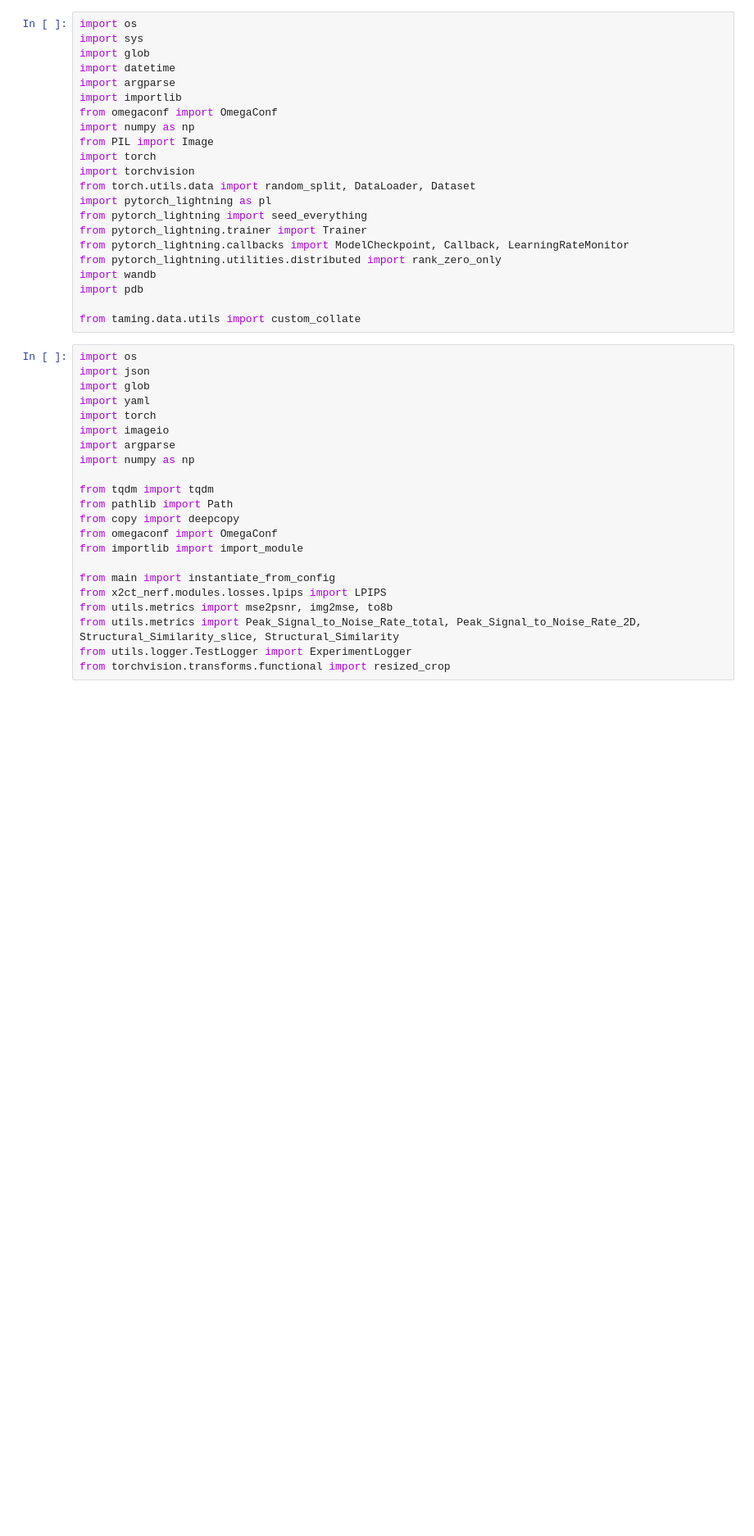
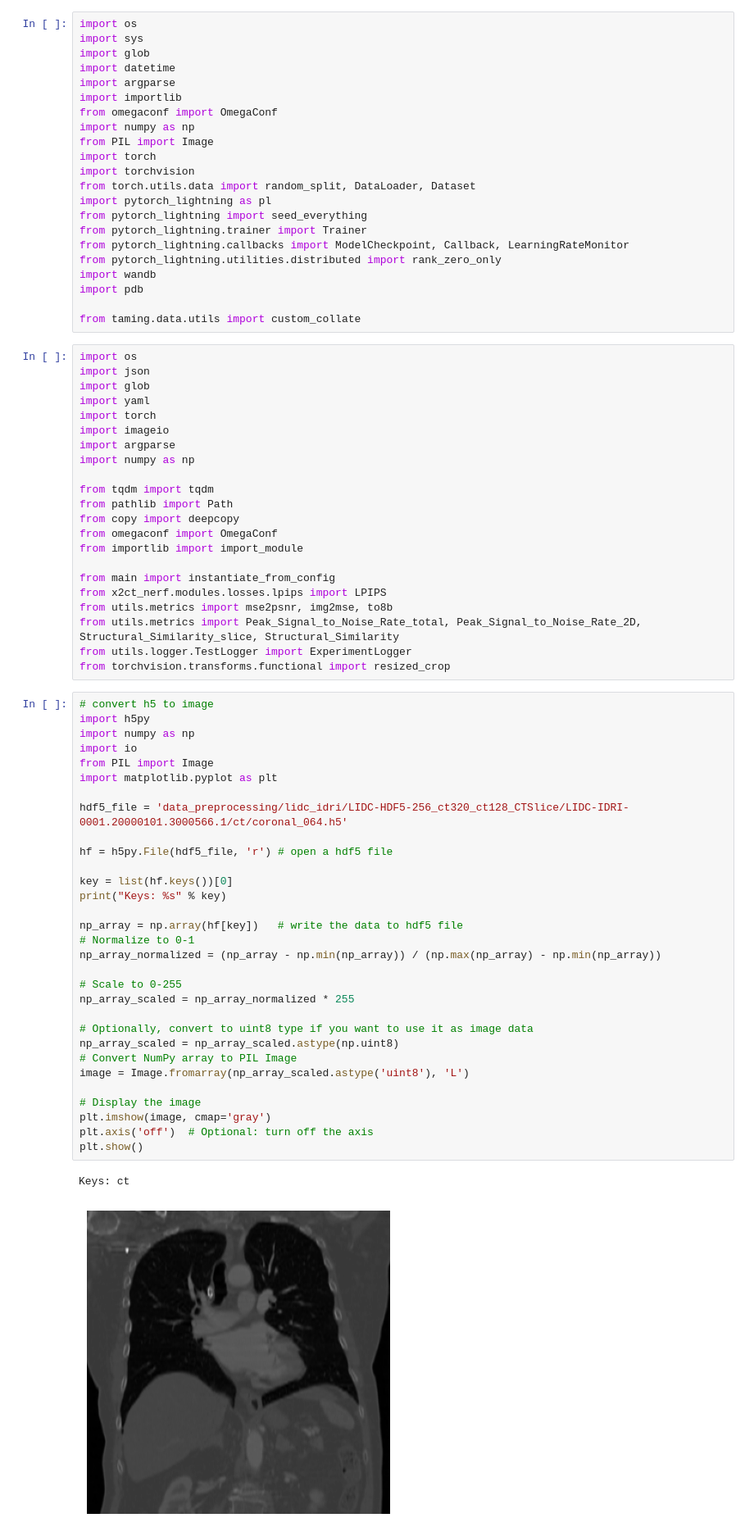
Before and after one commit to yiluzhou1/PerX2CT, a Jupyter notebook: test_1.ipynb, the cells around one changed output. Shown at 82% size. Drawn from its saved outputs; the diff is of its cells as text; blank space fills up the shorter version.

```diff
--- a/test_1.ipynb
+++ b/test_1.ipynb
@@ -63,3 +63,37 @@ from utils.metrics import mse2psnr, img2mse, to8b
 from utils.metrics import Peak_Signal_to_Noise_Rate_total, Peak_Signal_to_Noise_Rate_2D, Structural_Similarity_slice, Structural_Similarity
 from utils.logger.TestLogger import ExperimentLogger
 from torchvision.transforms.functional import resized_crop
+# %%
+# convert h5 to image
+import h5py
+import numpy as np
+import io
+from PIL import Image
+import matplotlib.pyplot as plt
+
+hdf5_file = 'data_preprocessing/lidc_idri/LIDC-HDF5-256_ct320_ct128_CTSlice/LIDC-IDRI-0001.20000101.3000566.1/ct/coronal_064.h5'
+
+hf = h5py.File(hdf5_file, 'r') # open a hdf5 file
+
+key = list(hf.keys())[0]
+print("Keys: %s" % key)
+
+np_array = np.array(hf[key])   # write the data to hdf5 file
+# Normalize to 0-1
+np_array_normalized = (np_array - np.min(np_array)) / (np.max(np_array) - np.min(np_array))
+
+# Scale to 0-255
+np_array_scaled = np_array_normalized * 255
+
+# Optionally, convert to uint8 type if you want to use it as image data
+np_array_scaled = np_array_scaled.astype(np.uint8)
+# Convert NumPy array to PIL Image
+image = Image.fromarray(np_array_scaled.astype('uint8'), 'L')
+
+# Display the image
+plt.imshow(image, cmap='gray')
+plt.axis('off')  # Optional: turn off the axis
+plt.show()
+# %% [output]
+Keys: ct
+[figure, added]
```
Also changed, not shown: parts of 1 cell of this notebook, 11 other files.
